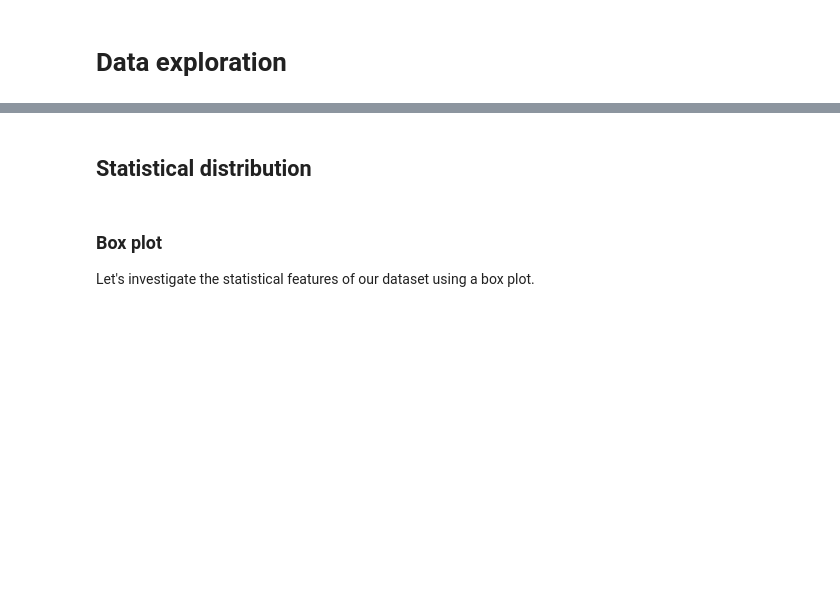
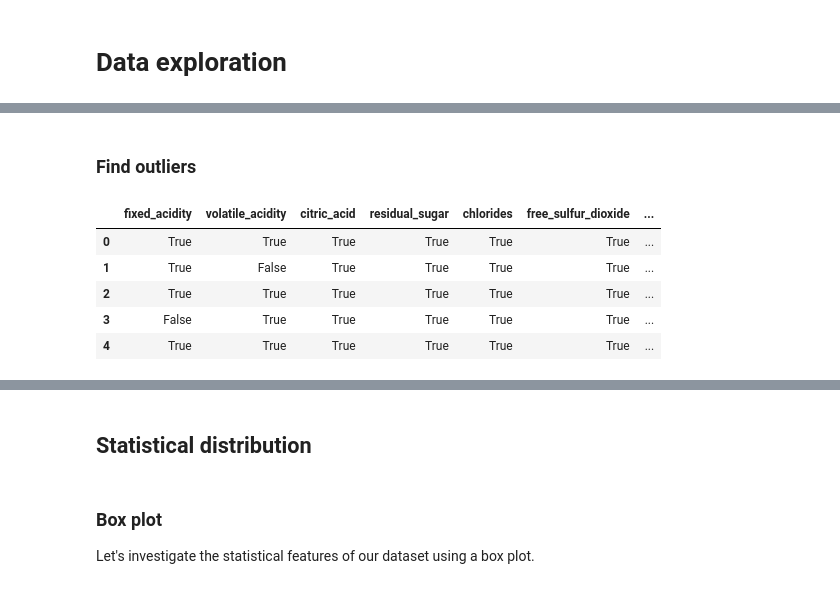
Before and after one commit to adamsiemaszkiewicz/winequality, a Jupyter notebook: DataCourage_wine.ipynb, the cells around one changed output, grey strips where cells are left out. Cells and saved outputs as stored; diff of their text form; code cells hidden in the pictures; blank space fills up the shorter version.

```diff
--- a/DataCourage_wine.ipynb
+++ b/DataCourage_wine.ipynb
@@ -126,0 +364,22 @@ X_train, X_test, y_train, y_test = train_test_split(X, y, random_state=0)
+# %% [markdown]
+### Find outliers
+# %%
+df_filter = df.copy()
+
+for f in df.columns:
+
+  if f in ['color_white', 'color_red', 'quality']:
+    df_filter[f] = True
+  else:
+    z_score = np.abs(stats.zscore(df[f]))
+    outliers = np.where(z_score>3, False, True)
+    df_filter[f] = pd.Series(outliers, index=df[f].index)
+
+df_filter.head()
+# %% [output]
+|  | fixed_acidity | volatile_acidity | citric_acid | residual_sugar | chlorides | free_sulfur_dioxide | ... |
+| 0 | True | True | True | True | True | True | ... |
+| 1 | True | False | True | True | True | True | ... |
+| 2 | True | True | True | True | True | True | ... |
+| 3 | False | True | True | True | True | True | ... |
+| 4 | True | True | True | True | True | True | ... |
```
Also changed, not shown: parts of 89 cells of this notebook.
